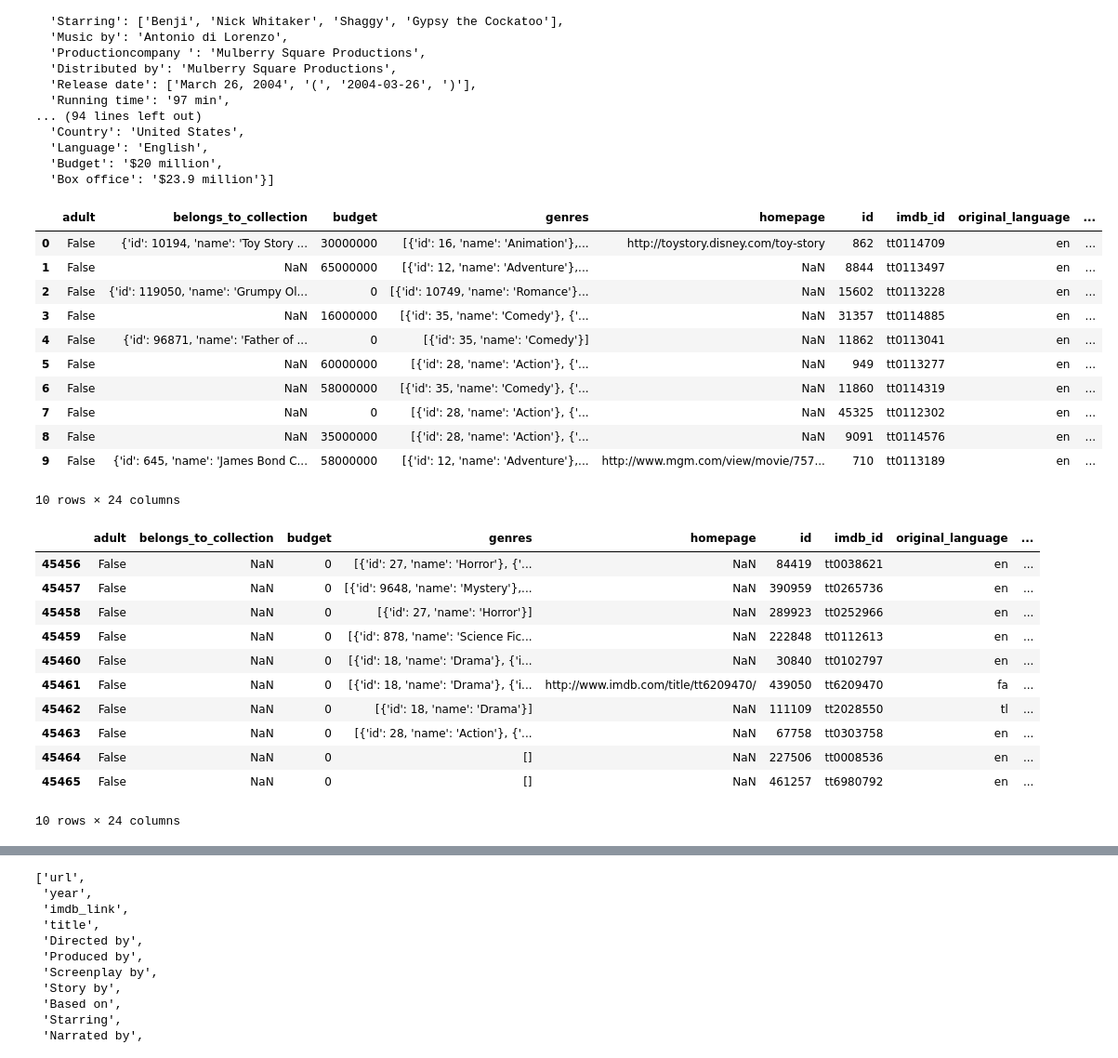
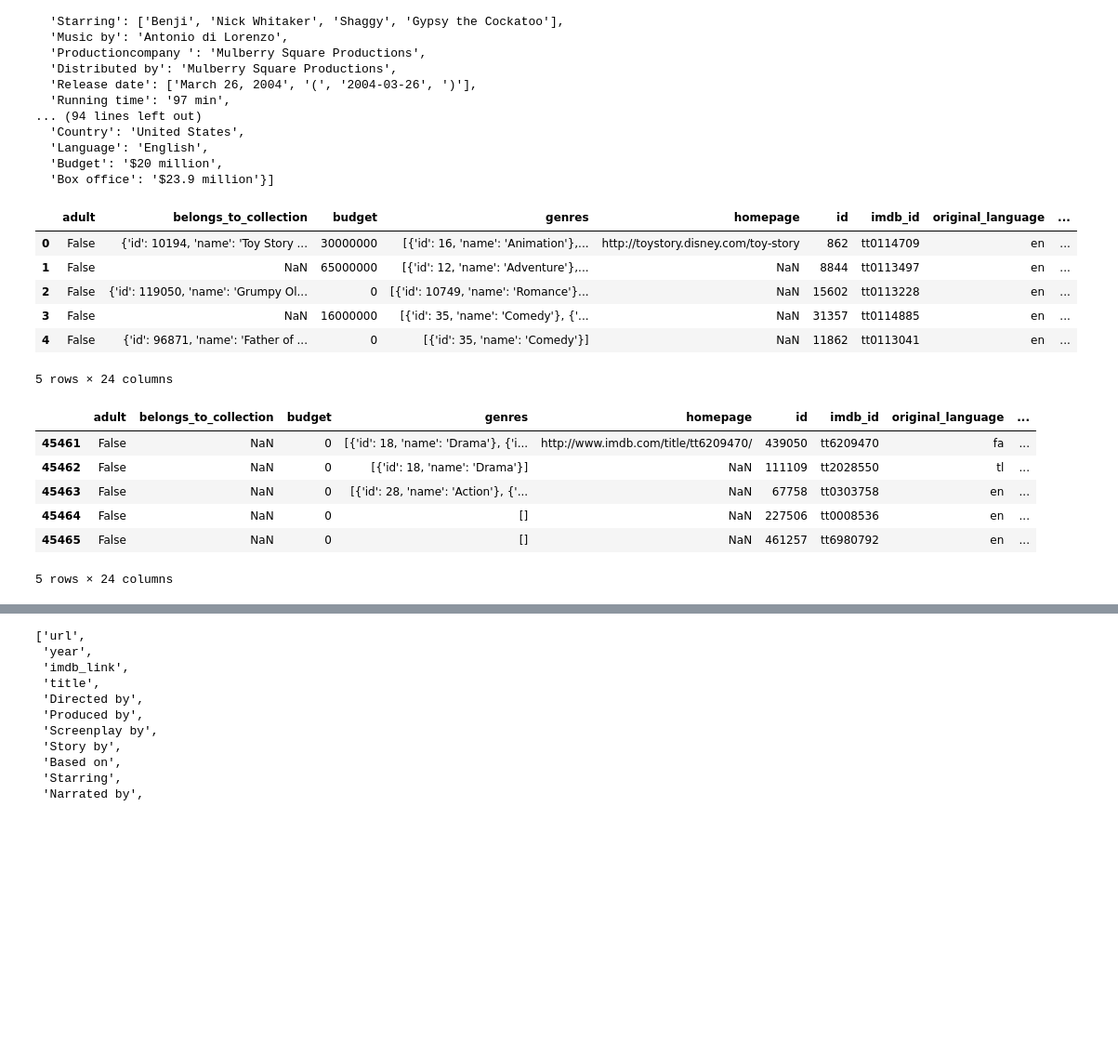
Before and after one commit to lopezroxann/Movies-ETL, a Jupyter notebook: clean_movie_data.ipynb, the cells around one changed output, grey strips where cells are left out. Shown: that part at 93% size. Drawn from its saved outputs; the diff is of its cells as text; code cells hidden in the pictures; blank space fills up the shorter version.

Commit message:
completed clean_movie_data.

```diff
--- a/clean_movie_data.ipynb
+++ b/clean_movie_data.ipynb
@@ -79,33 +79,23 @@ wiki_movies_raw[3600:3605]
 kaggle_metadata = pd.read_csv(f'{file_dir}movies_metadata.csv', low_memory=False)
 ratings = pd.read_csv(f'{file_dir}ratings.csv')
 # %%
-kaggle_metadata.head(10)
+kaggle_metadata.head(5)
 # %% [output]
 |  | adult | belongs_to_collection | budget | genres | homepage | id | imdb_id | original_language | ... |
 | 0 | False | {'id': 10194, 'name': 'Toy Story ... | 30000000 | [{'id': 16, 'name': 'Animation'},... | http://toystory.disney.com/toy-story | 862 | tt0114709 | en | ... |
 | 1 | False | NaN | 65000000 | [{'id': 12, 'name': 'Adventure'},... | NaN | 8844 | tt0113497 | en | ... |
 | 2 | False | {'id': 119050, 'name': 'Grumpy Ol... | 0 | [{'id': 10749, 'name': 'Romance'}... | NaN | 15602 | tt0113228 | en | ... |
 | 3 | False | NaN | 16000000 | [{'id': 35, 'name': 'Comedy'}, {'... | NaN | 31357 | tt0114885 | en | ... |
 | 4 | False | {'id': 96871, 'name': 'Father of ... | 0 | [{'id': 35, 'name': 'Comedy'}] | NaN | 11862 | tt0113041 | en | ... |
-| 5 | False | NaN | 60000000 | [{'id': 28, 'name': 'Action'}, {'... | NaN | 949 | tt0113277 | en | ... |
-| 6 | False | NaN | 58000000 | [{'id': 35, 'name': 'Comedy'}, {'... | NaN | 11860 | tt0114319 | en | ... |
-| 7 | False | NaN | 0 | [{'id': 28, 'name': 'Action'}, {'... | NaN | 45325 | tt0112302 | en | ... |
-| 8 | False | NaN | 35000000 | [{'id': 28, 'name': 'Action'}, {'... | NaN | 9091 | tt0114576 | en | ... |
-| 9 | False | {'id': 645, 'name': 'James Bond C... | 58000000 | [{'id': 12, 'name': 'Adventure'},... | http://www.mgm.com/view/movie/757... | 710 | tt0113189 | en | ... |
-10 rows × 24 columns
+5 rows × 24 columns
 # %%
-kaggle_metadata.tail(10)
+kaggle_metadata.tail(5)
 # %% [output]
 |  | adult | belongs_to_collection | budget | genres | homepage | id | imdb_id | original_language | ... |
-| 45456 | False | NaN | 0 | [{'id': 27, 'name': 'Horror'}, {'... | NaN | 84419 | tt0038621 | en | ... |
-| 45457 | False | NaN | 0 | [{'id': 9648, 'name': 'Mystery'},... | NaN | 390959 | tt0265736 | en | ... |
-| 45458 | False | NaN | 0 | [{'id': 27, 'name': 'Horror'}] | NaN | 289923 | tt0252966 | en | ... |
-| 45459 | False | NaN | 0 | [{'id': 878, 'name': 'Science Fic... | NaN | 222848 | tt0112613 | en | ... |
-| 45460 | False | NaN | 0 | [{'id': 18, 'name': 'Drama'}, {'i... | NaN | 30840 | tt0102797 | en | ... |
 | 45461 | False | NaN | 0 | [{'id': 18, 'name': 'Drama'}, {'i... | http://www.imdb.com/title/tt6209470/ | 439050 | tt6209470 | fa | ... |
 | 45462 | False | NaN | 0 | [{'id': 18, 'name': 'Drama'}] | NaN | 111109 | tt2028550 | tl | ... |
 | 45463 | False | NaN | 0 | [{'id': 28, 'name': 'Action'}, {'... | NaN | 67758 | tt0303758 | en | ... |
 | 45464 | False | NaN | 0 | [] | NaN | 227506 | tt0008536 | en | ... |
 | 45465 | False | NaN | 0 | [] | NaN | 461257 | tt6980792 | en | ... |
-10 rows × 24 columns
+5 rows × 24 columns
 # %%
```
Also changed, not shown: parts of 56 cells of this notebook.
